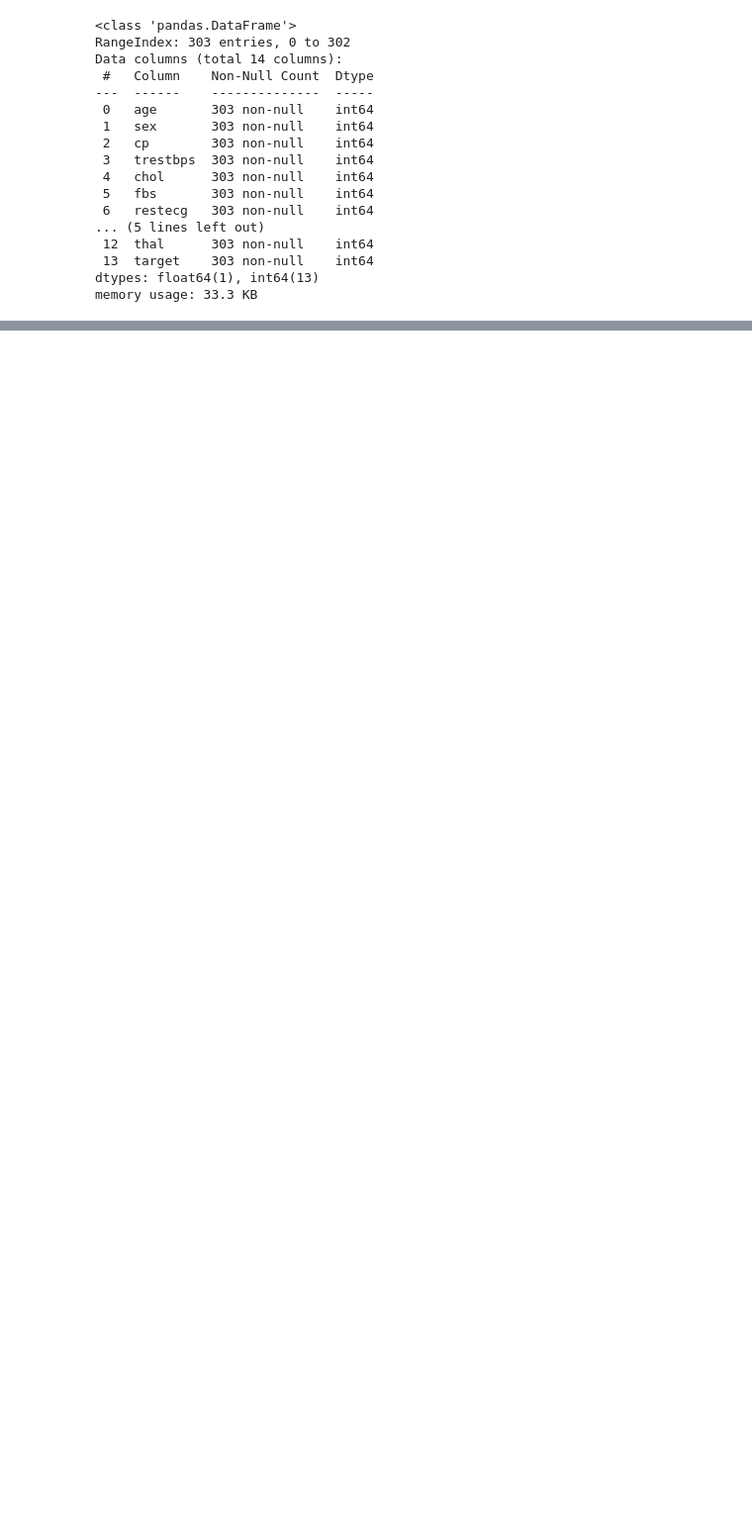
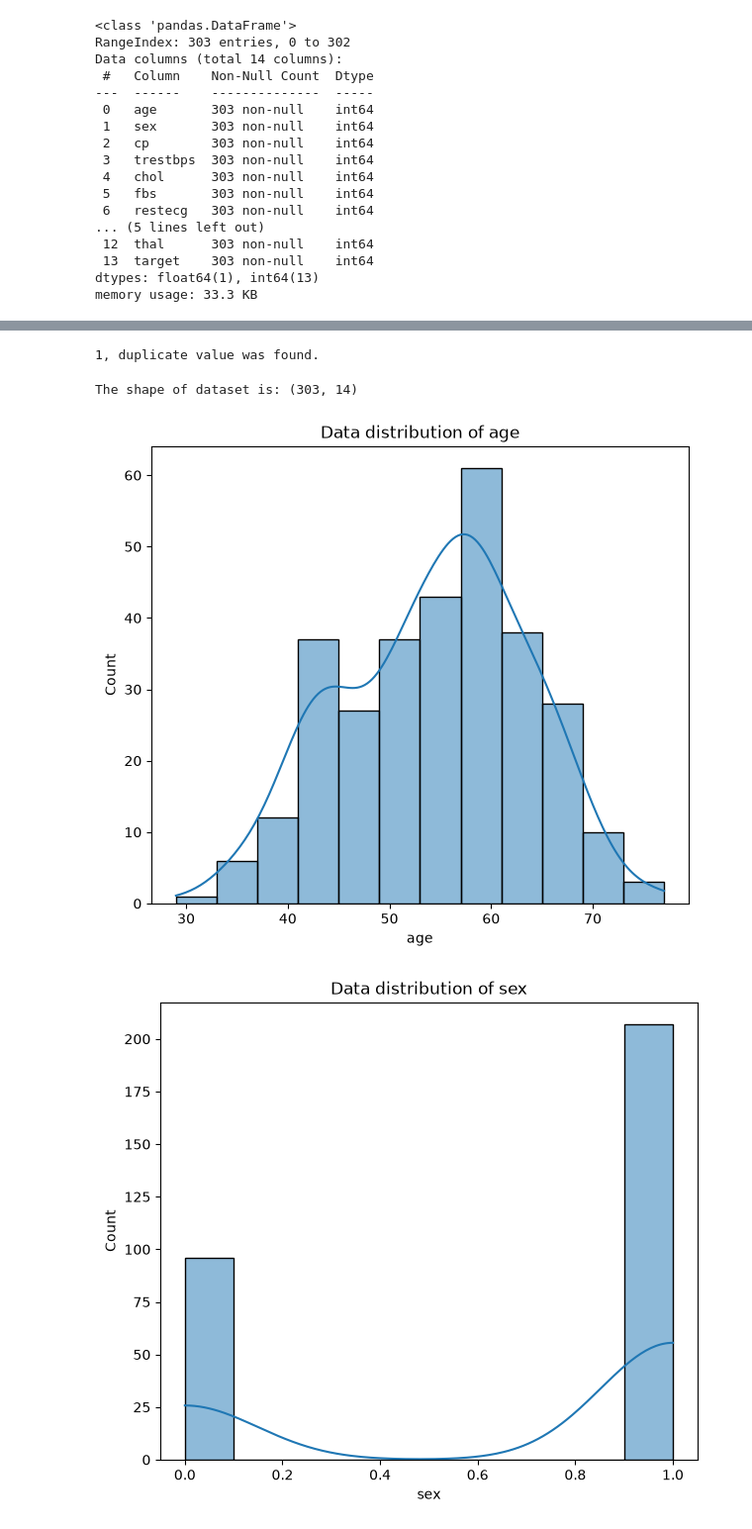
Before and after one commit to Limbu-Unish/Heart_Disease_Prediction, a Jupyter notebook: Model_Creation/Heart_disease_prediciton.ipynb, the cells around one changed output, grey strips where cells are left out. Shown at 99% size. Drawn from its saved outputs; the diff is of its cells as text; code cells hidden in the pictures; blank space fills up the shorter version.

```diff
--- a/Model_Creation/Heart_disease_prediciton.ipynb
+++ b/Model_Creation/Heart_disease_prediciton.ipynb
@@ -42,0 +90,21 @@ memory usage: 33.3 KB
+# %%
+# Checking the duplicate values in the dataset
+print(f'{df_initial.duplicated().sum()}, duplicate value was found.')
+# %% [output]
+1, duplicate value was found.
+# %%
+print(f'The shape of dataset is: {df_initial.shape}')
+# %% [output]
+The shape of dataset is: (303, 14)
+# %%
+# Visualizing the distribution of all the variables
+columns = df_initial.columns.to_list()
+
+for col in columns:
+    plt.figure(figsize=(7,6))
+    sns.histplot(x=df_initial[col], kde=True)
+    plt.title(f'Data distribution of {col}')
+    plt.show()
+# %% [output]
+[figure, added]
+[figure, added]
```
Also changed, not shown: parts of 21 cells of this notebook.
